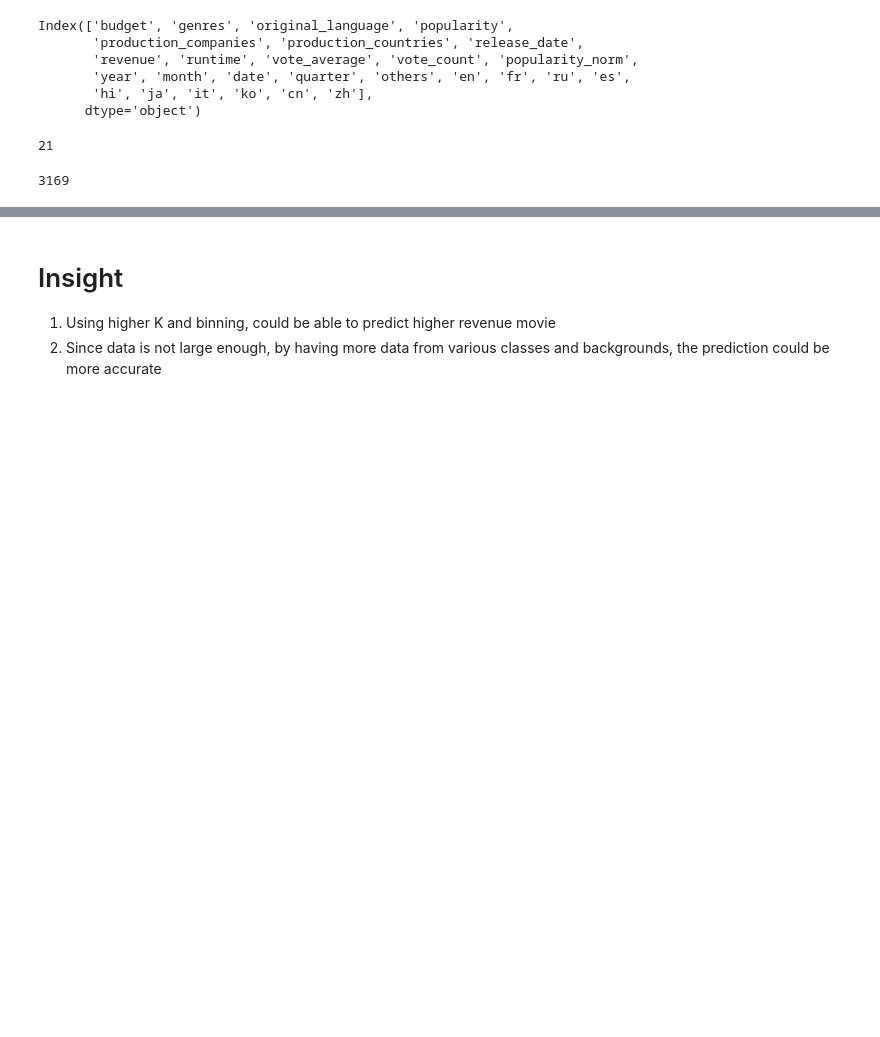
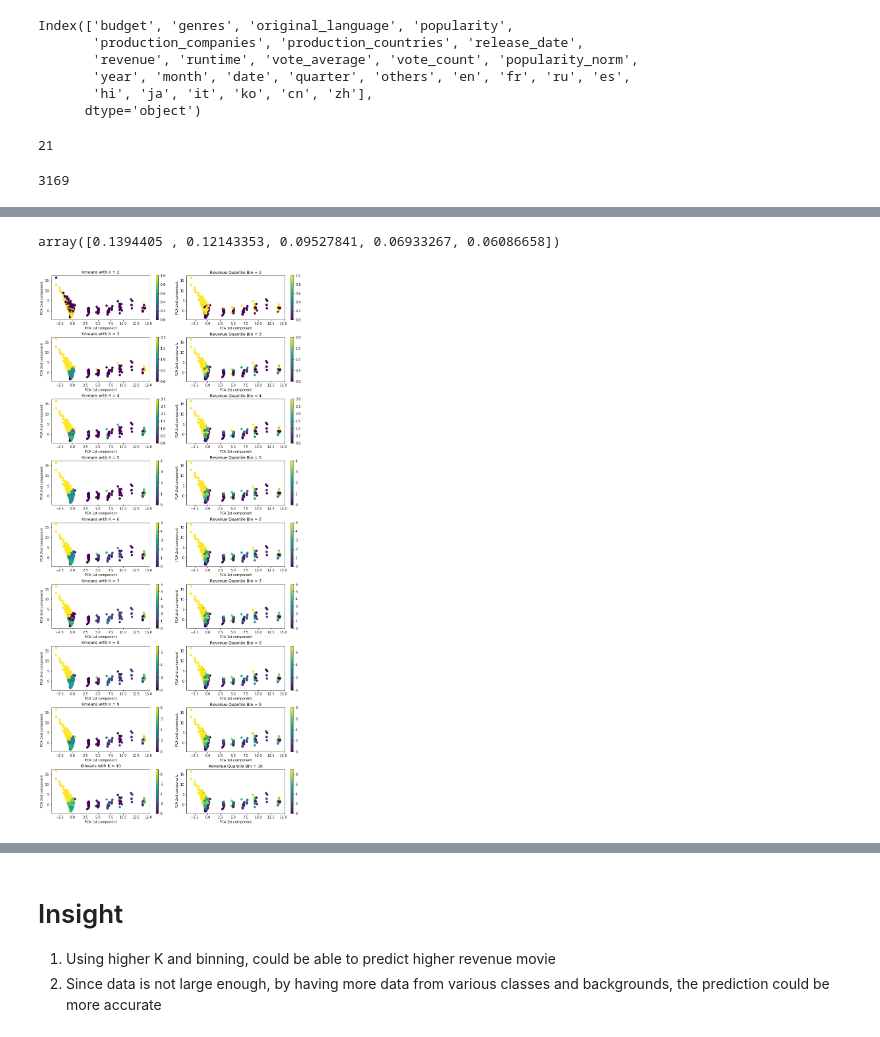
Before and after one commit to bedman3/tmdb_5000_movie_kmeans_analysis, a Jupyter notebook: Unsupervised Modelling.ipynb, the cells around one changed output, grey strips where cells are left out. Cells and saved outputs as stored; diff of their text form; code cells hidden in the pictures; blank space fills up the shorter version.

Commit message:
add ensemble learning

```diff
--- a/Unsupervised Modelling.ipynb
+++ b/Unsupervised Modelling.ipynb
@@ -112,2 +112,74 @@ array([0.13944054, 0.12143356, 0.09527863, 0.06936305, 0.06087173])
 [figure]
+# %%
+# see the difference with different K with ensemble learning of 200 KMeans model on training data
+
+pca = PCA(n_components=5)
+np_pca = pca.fit_transform(X_train)
+display(pca.explained_variance_ratio_)
+fig, axs = plt.subplots(max_k - 1, 2, figsize=(14, 30))
+plt.subplots_adjust(hspace=0.4, wspace=0.1)
+
+models_store = {
+    'pca': pca,
+    'kmeans': [],
+    'dt': [],
+    'bins': [],
+    'ensemble_dt': [],
+}
+
+train_data_save = {
+    'y_train': [],
+    'X_train': [],
+}
+
+for i in range(2, max_k + 1):
+# for i in range(2, 3):
+    kmeans = [KMeans(n_clusters=i, random_state=j) for j in range(20)]
+    cluster_predict = np.array([kmeans[j].fit_predict(X_train) for j in range(20)]).T
+
+    models_store['kmeans'].append(kmeans)
+
+    df_pca = pd.DataFrame(data=np_pca[:, :2], columns=['pca_1st_col', 'pca_2nd_col'], index=X_train.index)
+
+    df_pca['revenue'] = y_train['revenue']
+    ser, bins = pd.qcut(y_train['revenue'], i, retbins=True, labels=[*range(i)])
+    df_pca['revenue_bin_label'] = ser
+    df_pca['cluster'] = cluster_predict.tolist()
+
+    models_store['bins'].append(bins)
+
+    # predict cluster actual label
+    y_true_np = df_pca[['revenue_bin_label']].to_numpy()
+    clf = [DecisionTreeClassifier(random_state=j) for j in range(20)]
+    clf = [clf[dt].fit(cluster_predict[:, dt].reshape(-1, 1), y_true_np) for dt in range(len(clf))]
+    models_store['dt'].append(clf)
+
+    cluster_2nd_predict = [clf[dt].predict(cluster_predict[:, dt].reshape(-1, 1)) for dt in range(len(clf))]
+    cluster_2nd_predict = np.array(cluster_2nd_predict).T
+#     display(cluster_2nd_predict)
+
+    ensemble_dt = DecisionTreeClassifier(random_state=1)
+    ensemble_dt.fit(cluster_2nd_predict, y_true_np)
+    models_store['ensemble_dt'].append(ensemble_dt)
+
+    df_pca['cluster_pred'] = ensemble_dt.predict(cluster_2nd_predict)
+    train_data_save['y_train'].append(y_true_np)
+    train_data_save['X_train'].append(cluster_2nd_predict)
+
+    axs[i-2, 0].set_ylabel('PCA 2nd component')
+    axs[i-2, 0].set_xlabel('PCA 1st component')
+    axs[i-2, 0].set_title(f'Kmeans with K = {i}')
+    f1 = axs[i-2, 0].scatter(df_pca['pca_1st_col'], df_pca['pca_2nd_col'], c=df_pca['cluster_pred'], cmap='viridis')
+    fig.colorbar(f1, ax=axs[i-2, 0])
+
+    axs[i-2, 1].set_ylabel('PCA 2nd component')
+    axs[i-2, 1].set_xlabel('PCA 1st component')
+    axs[i-2, 1].set_title(f'Revenue Quantile Bin = {i}')
+    f2 = axs[i-2, 1].scatter(df_pca['pca_1st_col'], df_pca['pca_2nd_col'], c=df_pca['revenue_bin_label'], cmap='viridis')
+    fig.colorbar(f2, ax=axs[i-2, 1])
+
+fig.show()
+# %% [output]
+array([0.1394405 , 0.12143353, 0.09527841, 0.06933267, 0.06086658])
+[figure, added]
 # %%
```
Also changed, not shown: parts of 11 cells of this notebook.
